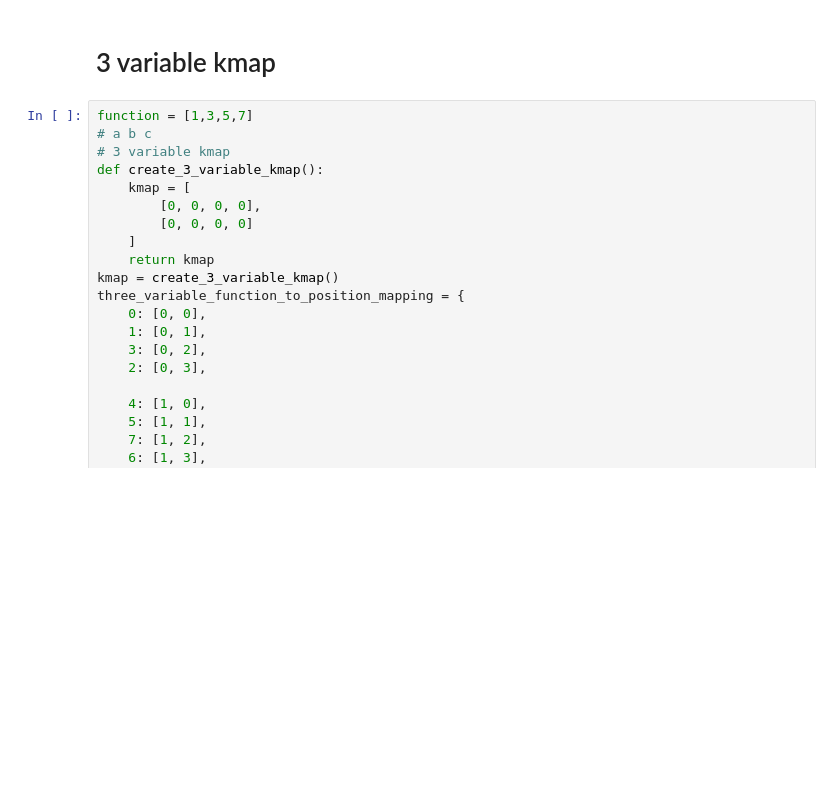
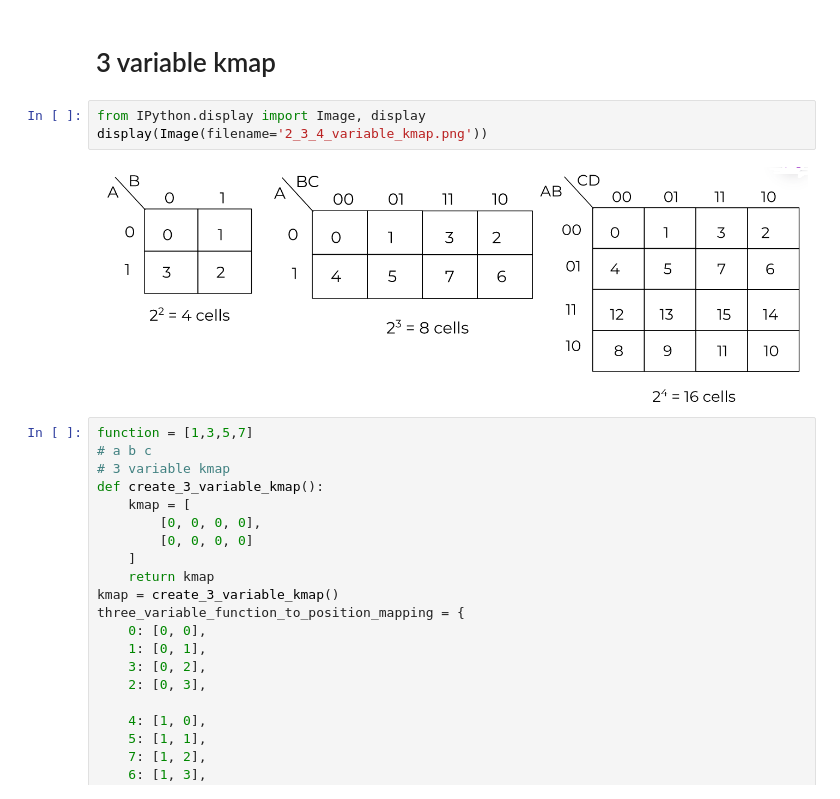
Before and after one commit to Kunjung/map, a Jupyter notebook: kmap positional arrays.ipynb, the cells around one changed output. Drawn from its saved outputs; the diff is of its cells as text; blank space fills up the shorter version.

```diff
--- a/kmap positional arrays.ipynb
+++ b/kmap positional arrays.ipynb
@@ -1,5 +1,10 @@
 # %% [markdown]
 # 3 variable kmap
+# %%
+from IPython.display import Image, display
+display(Image(filename='2_3_4_variable_kmap.png'))
+# %% [output]
+[figure, added]
 # %%
 function = [1,3,5,7]
 # a b c
```
Also changed, not shown: parts of 4 cells of this notebook, 3 other files.
